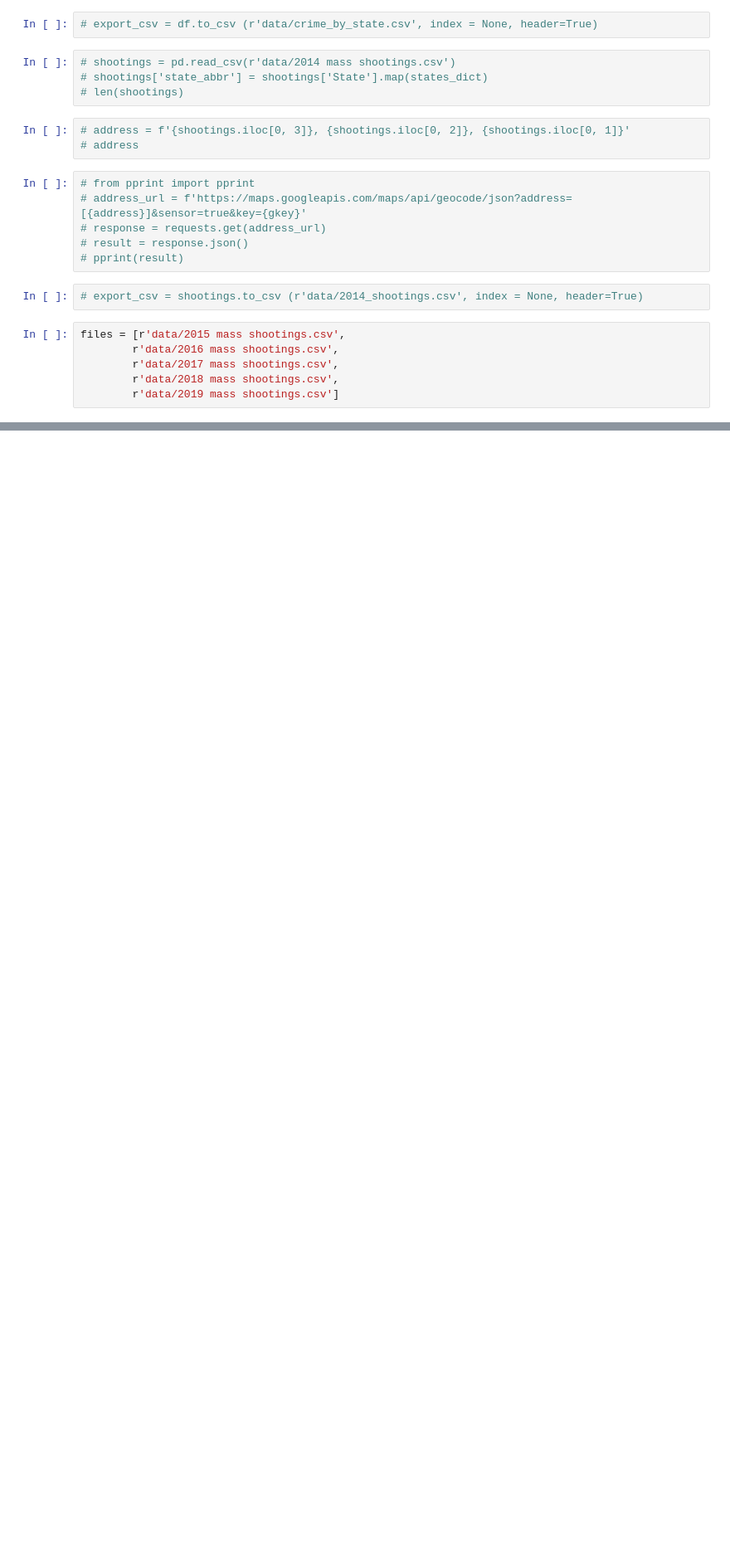
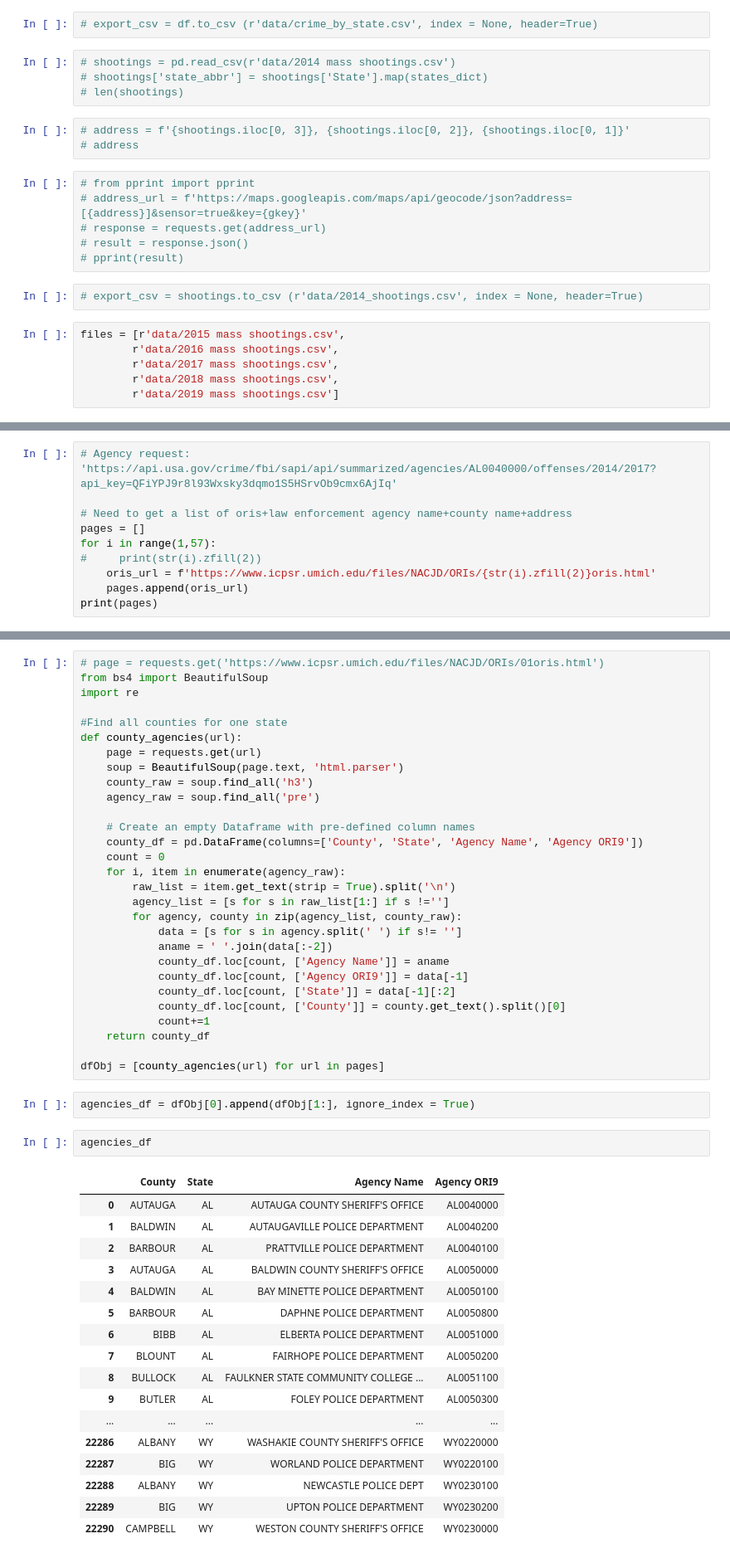
Before and after one commit to gilbertduenas/Data_Viz_Project, a Jupyter notebook: crime_insurance_data/crime_data.ipynb, the cells around one changed output, grey strips where cells are left out. Shown at 83% size. Drawn from its saved outputs; the diff is of its cells as text; blank space fills up the shorter version.

```diff
--- a/crime_insurance_data/crime_data.ipynb
+++ b/crime_insurance_data/crime_data.ipynb
@@ -133,3 +133,13 @@ Year 2019 incident: Location 47 out of 48 | 2020 W Pensacola St, Tallahassee, Fl
 =========================================
 Saving into .csv file
 Saved
+# %%
+# Agency request: 'https://api.usa.gov/crime/fbi/sapi/api/summarized/agencies/AL0040000/offenses/2014/2017?api_key=QFiYPJ9r8l93Wxsky3dqmo1S5HSrvOb9cmx6AjIq'
+
+# Need to get a list of oris+law enforcement agency name+county name+address
+pages = []
+for i in range(1,57):
+#     print(str(i).zfill(2))
+    oris_url = f'https://www.icpsr.umich.edu/files/NACJD/ORIs/{str(i).zfill(2)}oris.html'
+    pages.append(oris_url)
+print(pages)
@@ -135,0 +148,51 @@ Saved
+# %%
+# page = requests.get('https://www.icpsr.umich.edu/files/NACJD/ORIs/01oris.html')
+from bs4 import BeautifulSoup
+import re
+
+#Find all counties for one state
+def county_agencies(url):
+    page = requests.get(url)
+    soup = BeautifulSoup(page.text, 'html.parser')
+    county_raw = soup.find_all('h3')
+    agency_raw = soup.find_all('pre')
+
+    # Create an empty Dataframe with pre-defined column names
+    county_df = pd.DataFrame(columns=['County', 'State', 'Agency Name', 'Agency ORI9'])
+    count = 0
+    for i, item in enumerate(agency_raw):
+        raw_list = item.get_text(strip = True).split('\n')
+        agency_list = [s for s in raw_list[1:] if s !='']
+        for agency, county in zip(agency_list, county_raw):
+            data = [s for s in agency.split(' ') if s!= '']
+            aname = ' '.join(data[:-2])
+            county_df.loc[count, ['Agency Name']] = aname
+            county_df.loc[count, ['Agency ORI9']] = data[-1]
+            county_df.loc[count, ['State']] = data[-1][:2]
+            county_df.loc[count, ['County']] = county.get_text().split()[0]
+            count+=1
+    return county_df
+
+dfObj = [county_agencies(url) for url in pages]
+# %%
+agencies_df = dfObj[0].append(dfObj[1:], ignore_index = True)
+# %%
+agencies_df
+# %% [output]
+|  | County | State | Agency Name | Agency ORI9 |
+| 0 | AUTAUGA | AL | AUTAUGA COUNTY SHERIFF'S OFFICE | AL0040000 |
+| 1 | BALDWIN | AL | AUTAUGAVILLE POLICE DEPARTMENT | AL0040200 |
+| 2 | BARBOUR | AL | PRATTVILLE POLICE DEPARTMENT | AL0040100 |
+| 3 | AUTAUGA | AL | BALDWIN COUNTY SHERIFF'S OFFICE | AL0050000 |
+| 4 | BALDWIN | AL | BAY MINETTE POLICE DEPARTMENT | AL0050100 |
+| 5 | BARBOUR | AL | DAPHNE POLICE DEPARTMENT | AL0050800 |
+| 6 | BIBB | AL | ELBERTA POLICE DEPARTMENT | AL0051000 |
+| 7 | BLOUNT | AL | FAIRHOPE POLICE DEPARTMENT | AL0050200 |
+| 8 | BULLOCK | AL | FAULKNER STATE COMMUNITY COLLEGE ... | AL0051100 |
+| 9 | BUTLER | AL | FOLEY POLICE DEPARTMENT | AL0050300 |
+| ... | ... | ... | ... | ... |
+| 22286 | ALBANY | WY | WASHAKIE COUNTY SHERIFF'S OFFICE | WY0220000 |
+| 22287 | BIG | WY | WORLAND POLICE DEPARTMENT | WY0220100 |
+| 22288 | ALBANY | WY | NEWCASTLE POLICE DEPT | WY0230100 |
+| 22289 | BIG | WY | UPTON POLICE DEPARTMENT | WY0230200 |
+| 22290 | CAMPBELL | WY | WESTON COUNTY SHERIFF'S OFFICE | WY0230000 |
```
Also changed, not shown: parts of 5 cells of this notebook, 4 other files.
